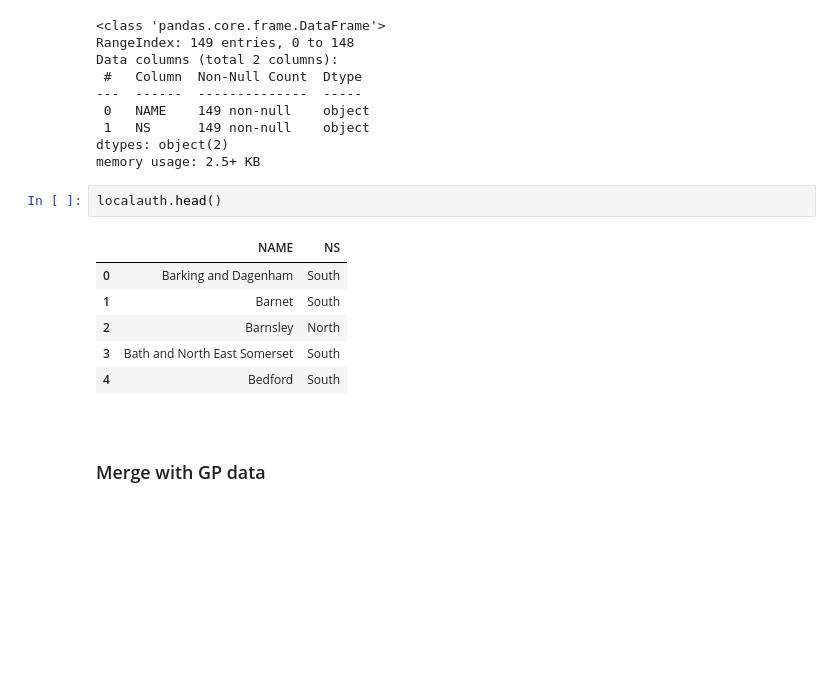
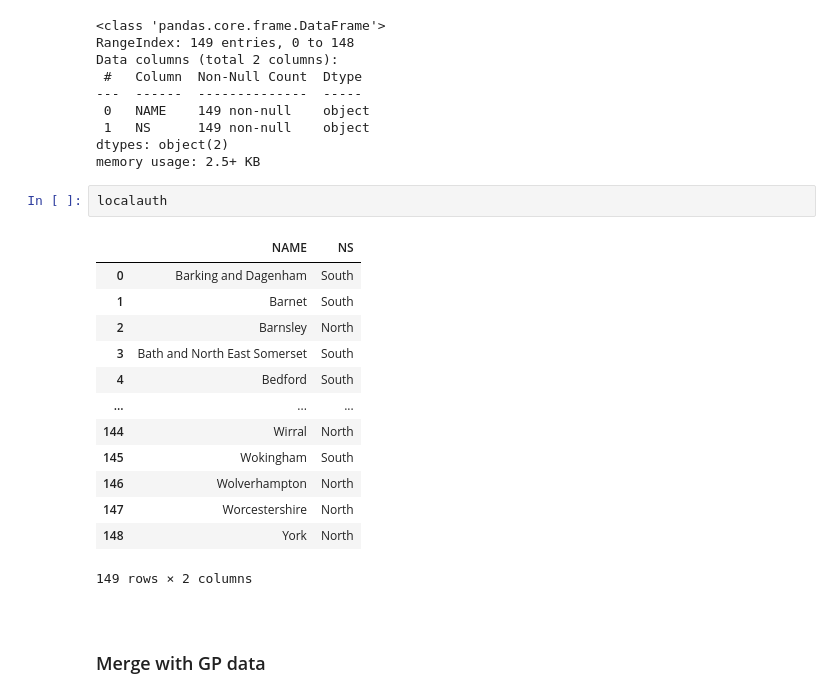
Before and after one commit to premodelling/practitioners, a Jupyter notebook: notebooks/practitioners.ipynb, the cells around one changed output. Drawn from its saved outputs; the diff is of its cells as text; blank space fills up the shorter version.

```diff
--- a/notebooks/practitioners.ipynb
+++ b/notebooks/practitioners.ipynb
@@ -320,14 +323,21 @@ Data columns (total 2 columns):
 dtypes: object(2)
 memory usage: 2.5+ KB
 # %%
-localauth.head()
+localauth
 # %% [output]
 |  | NAME | NS |
 | 0 | Barking and Dagenham | South |
 | 1 | Barnet | South |
 | 2 | Barnsley | North |
 | 3 | Bath and North East Somerset | South |
 | 4 | Bedford | South |
+| ... | ... | ... |
+| 144 | Wirral | North |
+| 145 | Wokingham | South |
+| 146 | Wolverhampton | North |
+| 147 | Worcestershire | North |
+| 148 | York | North |
+149 rows × 2 columns
 # %% [markdown]
 <br>
 
```
Also changed, not shown: parts of 14 cells of this notebook.
